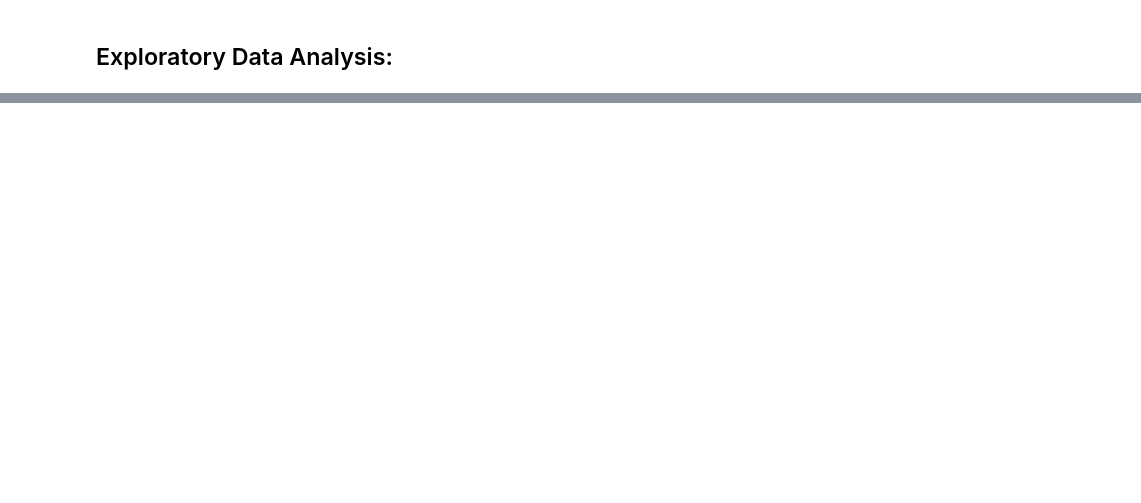
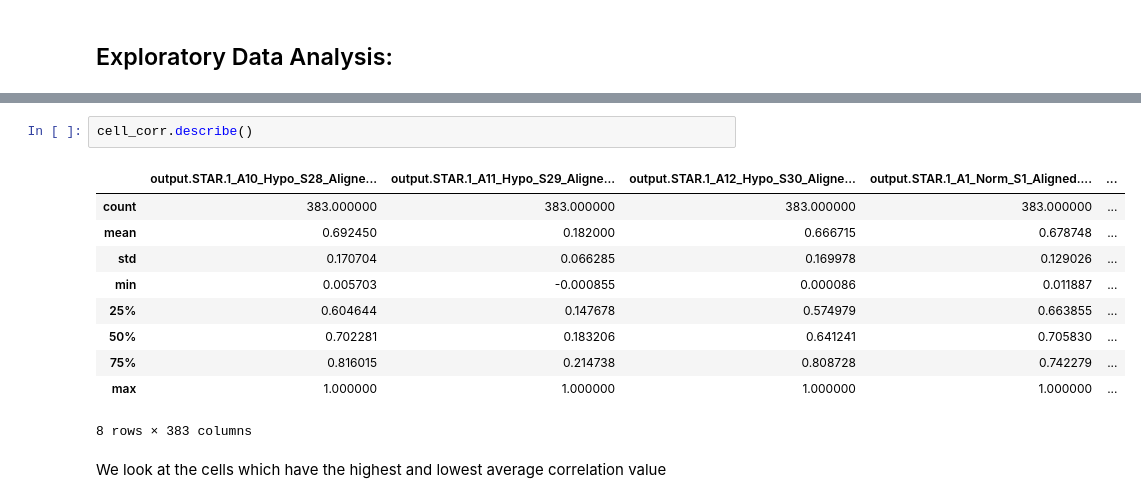
Before and after one commit to AliEmreSenel/BAIAILabProject2024, a Jupyter notebook: Final_Report.ipynb, the cells around one changed output, grey strips where cells are left out. Drawn from its saved outputs; the diff is of its cells as text; blank space fills up the shorter version.

```diff
--- a/Final_Report.ipynb
+++ b/Final_Report.ipynb
@@ -29,0 +188,15 @@ Our work will be divided into 3 main sections:
+# %%
+cell_corr.describe()
+# %% [output]
+|  | output.STAR.1_A10_Hypo_S28_Aligne... | output.STAR.1_A11_Hypo_S29_Aligne... | output.STAR.1_A12_Hypo_S30_Aligne... | output.STAR.1_A1_Norm_S1_Aligned.... | ... |
+| count | 383.000000 | 383.000000 | 383.000000 | 383.000000 | ... |
+| mean | 0.692450 | 0.182000 | 0.666715 | 0.678748 | ... |
+| std | 0.170704 | 0.066285 | 0.169978 | 0.129026 | ... |
+| min | 0.005703 | -0.000855 | 0.000086 | 0.011887 | ... |
+| 25% | 0.604644 | 0.147678 | 0.574979 | 0.663855 | ... |
+| 50% | 0.702281 | 0.183206 | 0.641241 | 0.705830 | ... |
+| 75% | 0.816015 | 0.214738 | 0.808728 | 0.742279 | ... |
+| max | 1.000000 | 1.000000 | 1.000000 | 1.000000 | ... |
+8 rows × 383 columns
+# %% [markdown]
+We look at the cells which have the highest and lowest average correlation value
```
Also changed, not shown: parts of 22 cells of this notebook.
